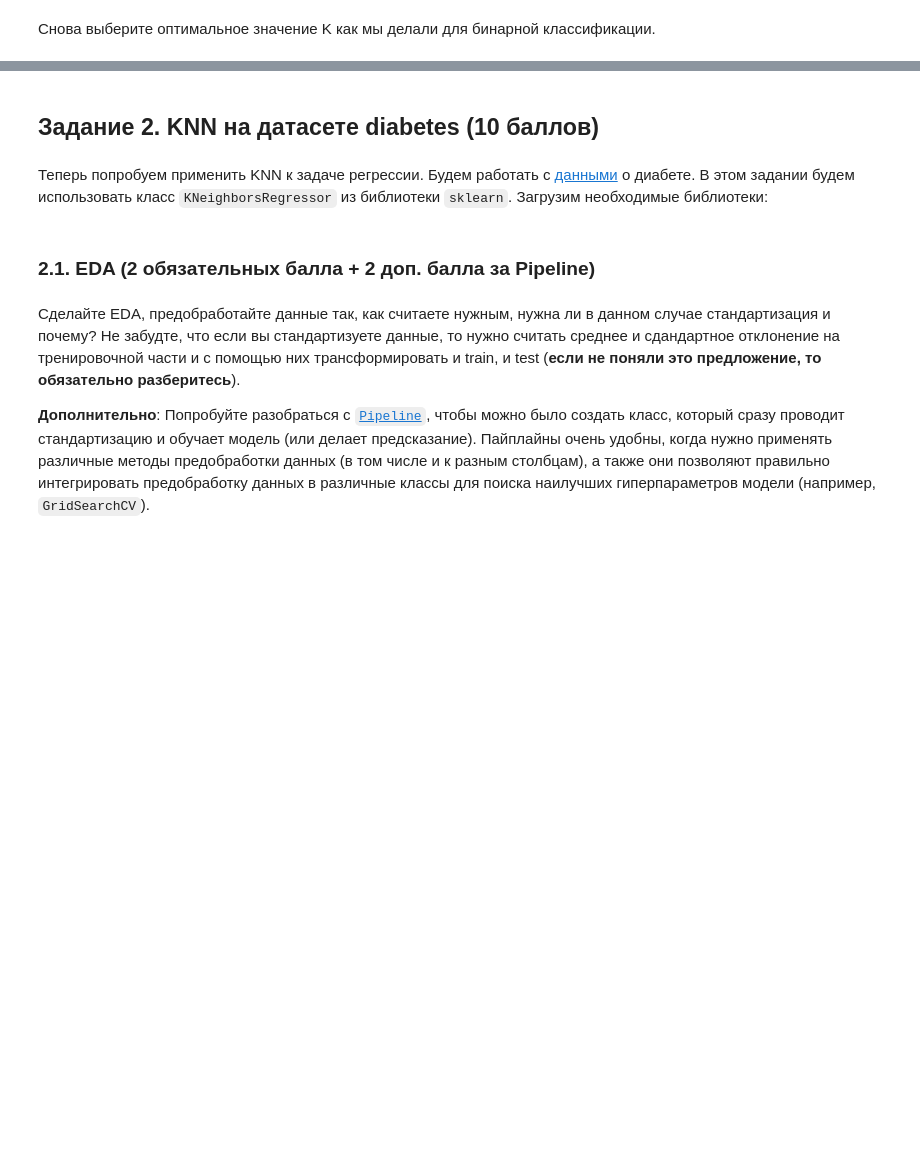
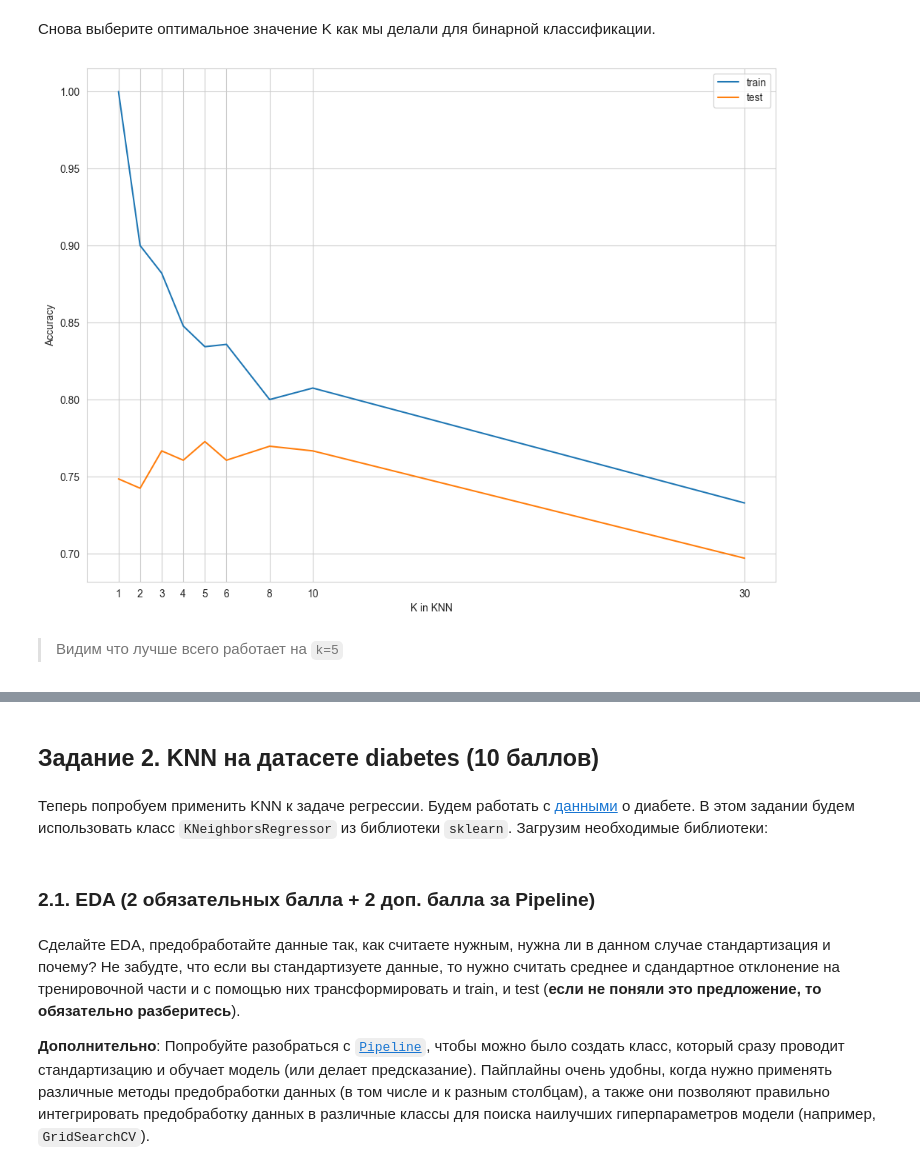
Before and after one commit to nvaulin/ML_BI_2023, a Jupyter notebook: HW1_KNN_for_Danya/KNN.ipynb, the cells around one changed output, grey strips where cells are left out. Drawn from its saved outputs; the diff is of its cells as text; code cells hidden in the pictures; blank space fills up the shorter version.

```diff
--- a/HW1_KNN_for_Danya/KNN.ipynb
+++ b/HW1_KNN_for_Danya/KNN.ipynb
@@ -271,2 +302,15 @@ multiclass_accuracy(predictions, y_test)
 # %% [markdown]
 Снова выберите оптимальное значение K как мы делали для бинарной классификации.
+# %%
+params = [1, 2, 3, 4, 5, 6, 8, 10, 30]
+train_metrics, test_metrics = find_best_k(X_train, y_train, X_test, y_test, params, multiclass_accuracy)
+plt.plot(params, train_metrics, label="train")
+plt.plot(params, test_metrics, label="test")
+plt.legend()
+plt.xticks(params)
+plt.xlabel("K in KNN")
+plt.ylabel("Accuracy");
+# %% [output]
+[figure, added]
+# %% [markdown]
+> Видим что лучше всего работает на `k=5`
```
Also changed, not shown: parts of 7 cells of this notebook.
